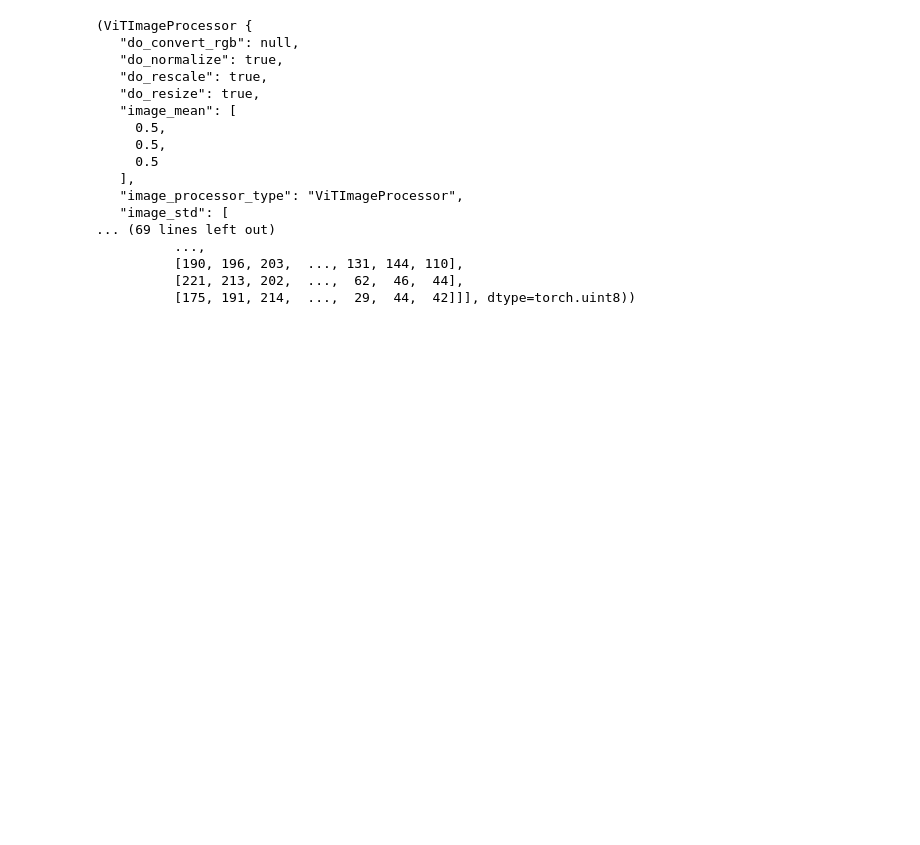
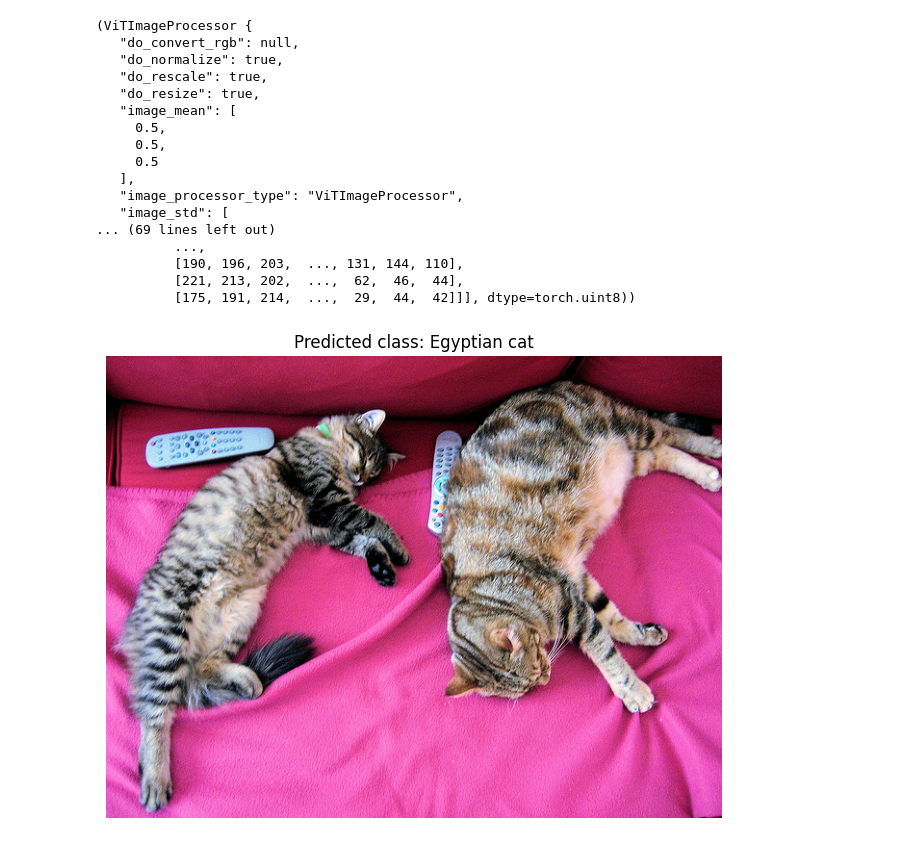
Before and after one commit to pranavgade20/aisb, a Jupyter notebook: w3d1/w3d1_answers.ipynb, the cells around one changed output. Saved outputs shown, nothing was run; the diff lists cells and outputs as text; code cells hidden in the pictures; blank space fills up the shorter version.

```diff
--- a/w3d1/w3d1_answers.ipynb
+++ b/w3d1/w3d1_answers.ipynb
@@ -41,21 +41,39 @@ load_model_and_image()
 # %%
 def classify_image(processor, model, image):
     """
     Classify an image using the ViT model.
 
     Args:
         processor: ViT image processor
         model: ViT classification model
         image: Image tensor in CHW format
 
     Returns:
         predicted_class_idx: Index of predicted class
         predicted_class_name: Name of predicted class
     """
     # TODO: Process the image and get model predictions
     # - Use processor to prepare inputs
     #   - The processor takes in the image and returns a tensor with normalized pixel values that the model was trained on
     #   - It also crops/resizes the image to the expected input size
+    inputs = processor(images=image, return_tensors="pt")
     # - Run the model to get logits
+    outputs = model(**inputs)
     # - Find and return the predicted class index and name
-    pass
+    logits = outputs.logits
+    # returns index of max value: logits.argmax(-1)
+    predicted_class_idx = logits.argmax(-1).item()
+
+    return predicted_class_idx, model.config.id2label[predicted_class_idx]
+
+
+processor, model, image = load_model_and_image()
+class_idx, class_name = classify_image(processor, model, image)
+
+plt.figure(figsize=(8, 6))
+plt.imshow(image.numpy().transpose(1, 2, 0).astype("uint8"))
+plt.title(f"Predicted class: {class_name}")
+plt.axis("off")
+plt.show()
+# %% [output]
+[figure, added]
```
Also changed, not shown: parts of 2 cells of this notebook.
